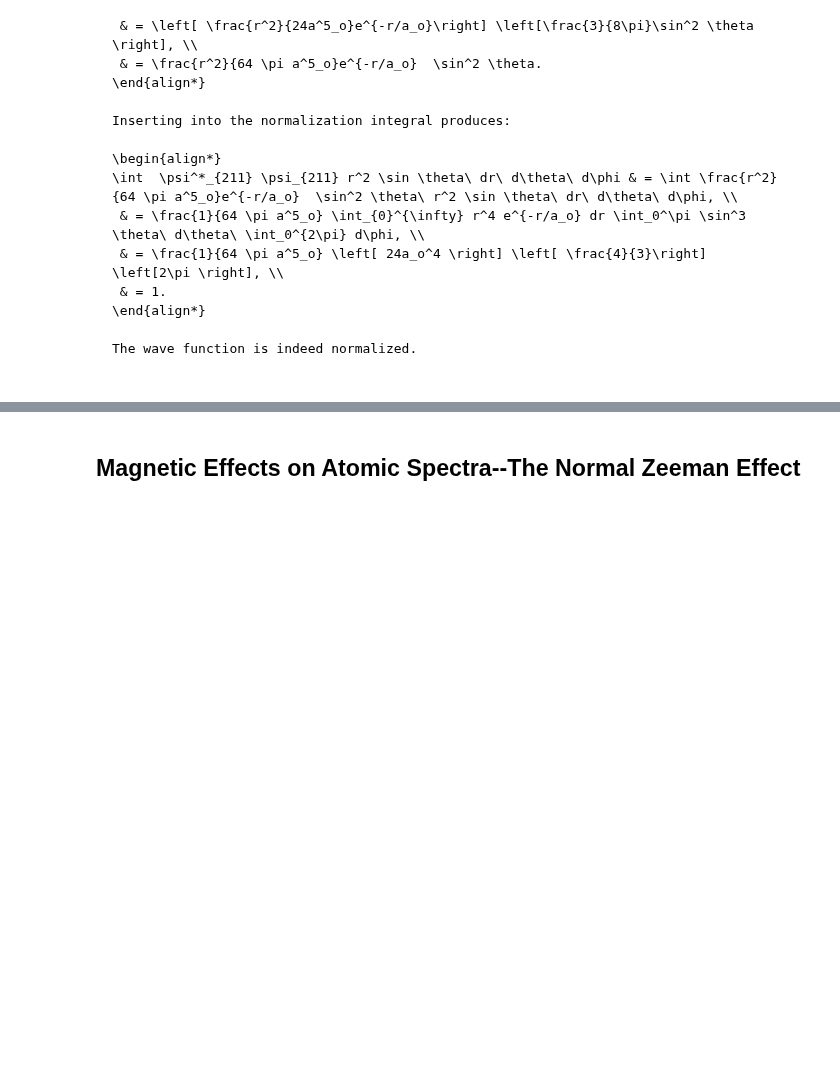
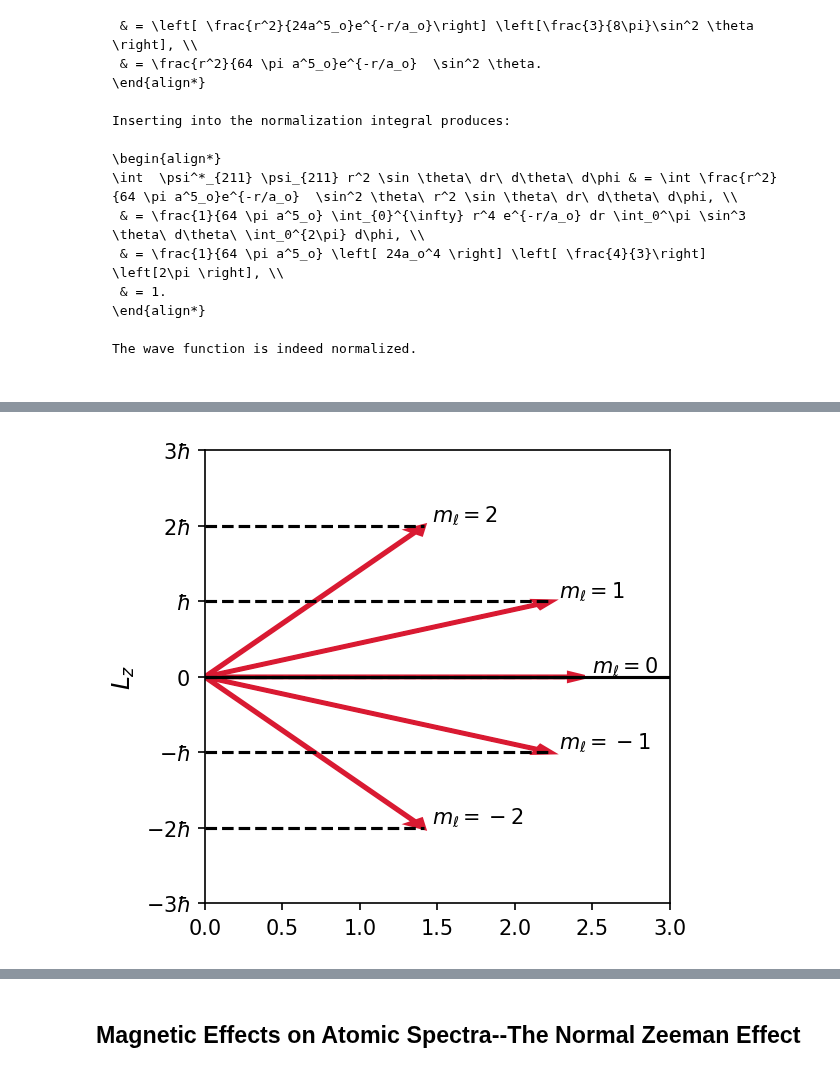
Before and after one commit to saturnaxis/ModernPhysics, a Jupyter notebook: docs/_sources/Chapter_7/hydrogen-atom.ipynb, the cells around one changed output, grey strips where cells are left out. Cells and saved outputs as stored; diff of their text form; code cells hidden in the pictures; blank space fills up the shorter version.

```diff
--- a/docs/_sources/Chapter_7/hydrogen-atom.ipynb
+++ b/docs/_sources/Chapter_7/hydrogen-atom.ipynb
@@ -361,0 +384,34 @@ Atomic states are usually referred by their $n$ and $\ell$ combination with the
+# %%
+import numpy as np
+import matplotlib.pyplot as plt
+from myst_nb import glue
+
+ell = 2.
+arrow_len = np.sqrt(ell*(ell+1.)) #in units of hbar; L/hbar = \sqrt(ell(ell+1))
+
+ylabels = ['$-3\hbar$','$-2\hbar$','$-\hbar$','0','$\hbar$','$2\hbar$','$3\hbar$']
+col = (218/256., 26/256., 50/256.)
+aw = 0.01
+hw = 10*aw
+hl = hw
+fs = 'large'
+
+fig = plt.figure(figsize=(4,4),dpi=150)
+ax = fig.add_subplot(111)
+ax.axhline(0,0,1,color='k')
+for m_idx in range(0,5):
+    dy = 2 - m_idx
+    dx = np.sqrt(arrow_len**2-dy**2)
+    ax.axhline(2-m_idx,0,np.abs(dx)/3,color='k',linestyle='--')
+    ax.arrow(0,0,dx,dy,lw=2,width=aw,head_width=hw,head_length=hl,length_includes_head=True,color=col)
+    ax.text(dx+0.05,dy+0.05,'$m_\ell = %i$' % dy)
+
+
+ax.set_xlim(0,3)
+ax.set_ylim(-3,3)
+ax.set_yticks(np.arange(-3,4,1))
+ax.set_yticklabels(ylabels)
+ax.set_ylabel("$L_z$",fontsize=fs)
+
+glue("Lz_fig", fig, display=False);
+# %% [output]
@@ -361,0 +419 @@ Atomic states are usually referred by their $n$ and $\ell$ combination with the
+[figure, added]
```
Also changed, not shown: parts of 3 cells of this notebook, 15 other files.
